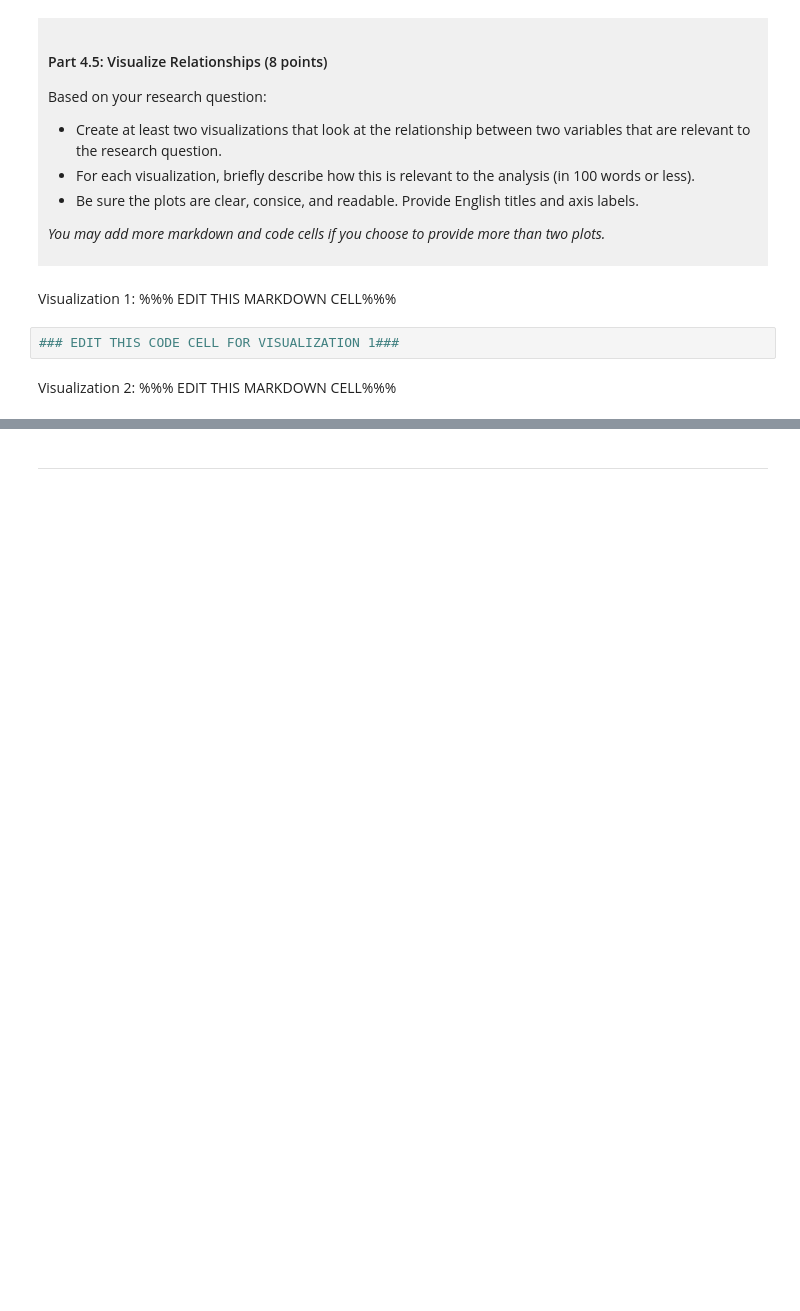
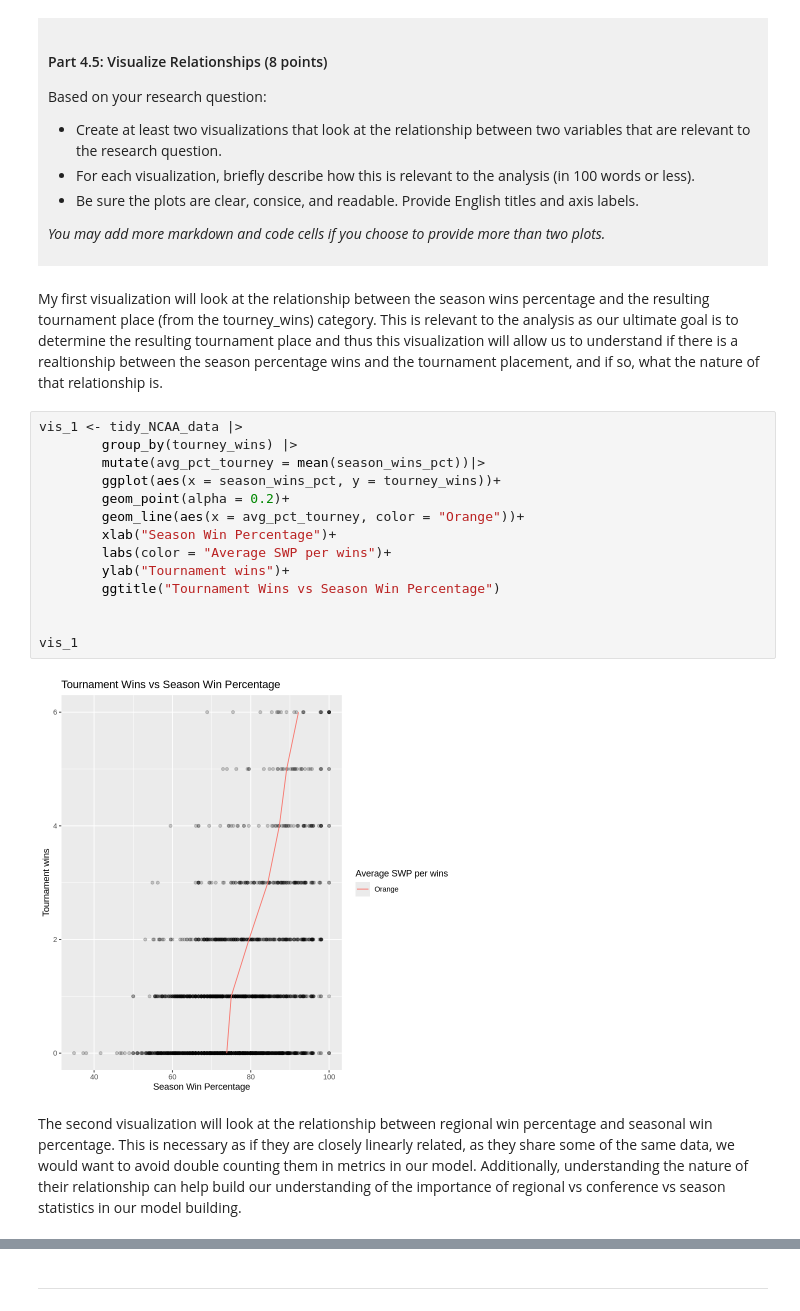
Before and after one commit to cfitzg24/DSCI_prj_2026, a Jupyter notebook: dsci-100-project-notebook.ipynb, the cells around one changed output, grey strips where cells are left out. Saved outputs shown, nothing was run; the diff lists cells and outputs as text; blank space fills up the shorter version.

```diff
--- a/dsci-100-project-notebook.ipynb
+++ b/dsci-100-project-notebook.ipynb
@@ -315,9 +395,23 @@ Based on your research question:
 *You may add more markdown and code cells if you choose to provide more than two plots.*
 </div>
 # %% [markdown]
-Visualization 1: %%% EDIT THIS MARKDOWN CELL%%%
+My first visualization will look at the relationship between the season wins percentage and the resulting tournament place (from the tourney_wins) category. This is relevant to the analysis as our ultimate goal is to determine the resulting tournament place and thus this visualization will allow us to understand if there is a realtionship between the season percentage wins and the tournament placement, and if so, what the nature of that relationship is.
 # %%
-### EDIT THIS CODE CELL FOR VISUALIZATION 1###
+vis_1 <- tidy_NCAA_data |>
+        group_by(tourney_wins) |>
+        mutate(avg_pct_tourney = mean(season_wins_pct))|>
+        ggplot(aes(x = season_wins_pct, y = tourney_wins))+
+        geom_point(alpha = 0.2)+
+        geom_line(aes(x = avg_pct_tourney, color = "Orange"))+
+        xlab("Season Win Percentage")+
+        labs(color = "Average SWP per wins")+
+        ylab("Tournament wins")+
+        ggtitle("Tournament Wins vs Season Win Percentage")
+
+
+vis_1
+# %% [output]
+[figure, added]
 # %% [markdown]
-Visualization 2: %%% EDIT THIS MARKDOWN CELL%%%
+The second visualization will look at the relationship between regional win percentage and seasonal win percentage. This is necessary as if they are closely linearly related, as they share some of the same data, we would want to avoid double counting them in metrics in our model. Additionally, understanding the nature of their relationship can help build our understanding of the importance of regional vs conference vs season statistics in our model building.
 # %%
```
Also changed, not shown: parts of 10 cells of this notebook.
